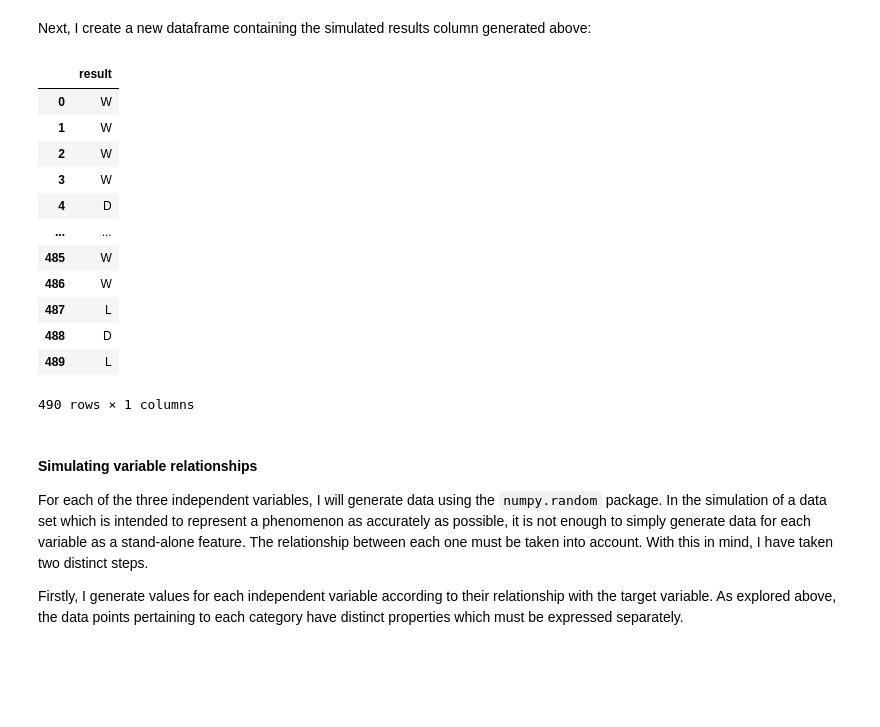
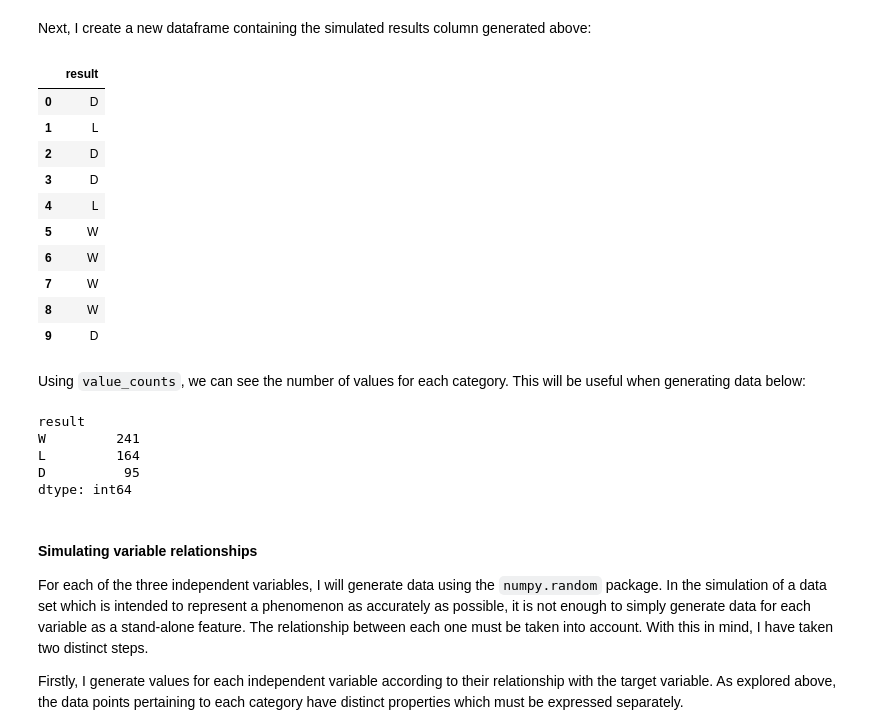
Before and after one commit to colm-o-caoimh/FootballSimulation, a Jupyter notebook: PDA_Project2020.ipynb, the cells around one changed output. Saved outputs shown, nothing was run; the diff lists cells and outputs as text; code cells hidden in the pictures; blank space fills up the shorter version.

Commit message:
simulated lose data set complete

```diff
--- a/PDA_Project2020.ipynb
+++ b/PDA_Project2020.ipynb
@@ -712,23 +712,31 @@ Next, I create a new dataframe containing the simulated results column generated
 # %%
 # Create new simulated dataframe with result column
 sim_df = pd.DataFrame(sim_results, columns = ['result'])
 
 # Output the new dataframe
-sim_df.head(-10)
+sim_df.head(10)
 # %% [output]
 |  | result |
-| 0 | W |
-| 1 | W |
-| 2 | W |
-| 3 | W |
-| 4 | D |
-| ... | ... |
-| 485 | W |
-| 486 | W |
-| 487 | L |
-| 488 | D |
-| 489 | L |
+| 0 | D |
+| 1 | L |
+| 2 | D |
+| 3 | D |
+| 4 | L |
+| 5 | W |
+| 6 | W |
+| 7 | W |
+| 8 | W |
+| 9 | D |
-490 rows × 1 columns
+# %% [markdown]
+Using `value_counts`, we can see the number of values for each category. This will be useful when generating data below:
+# %%
+sim_df.value_counts()
+# %% [output]
+result
+W         241
+L         164
+D          95
+dtype: int64
 # %% [markdown]
 #### Simulating variable relationships
 
```
Also changed, not shown: parts of 119 cells of this notebook.
